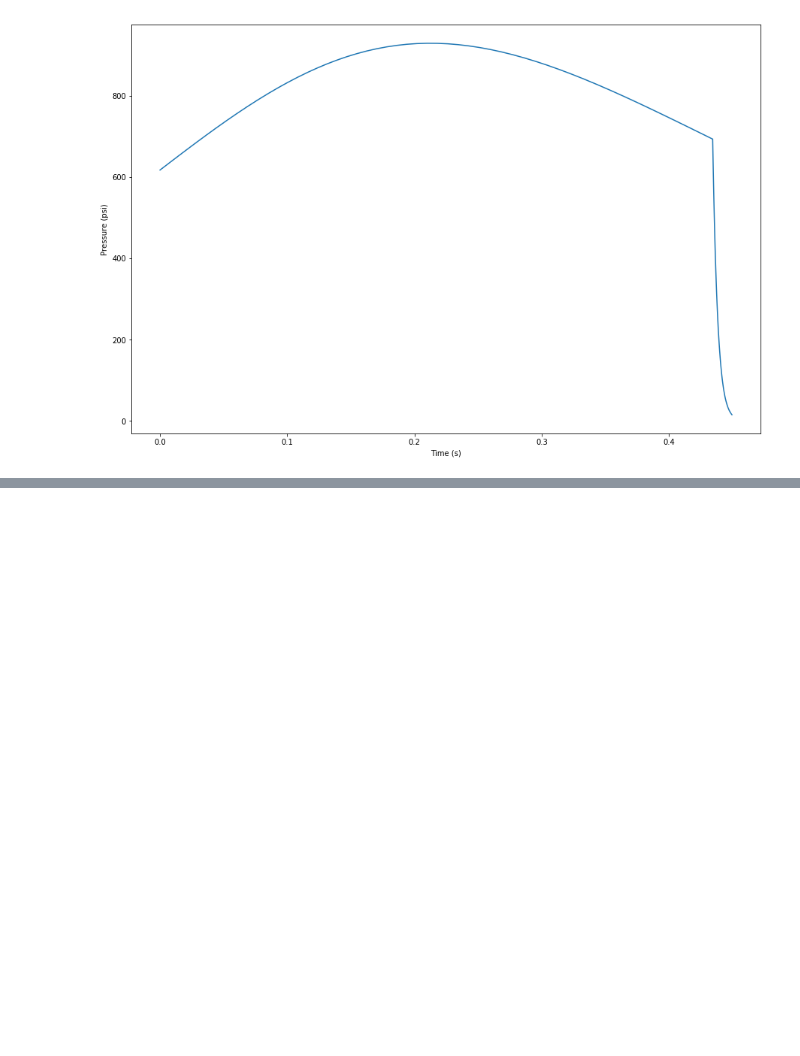
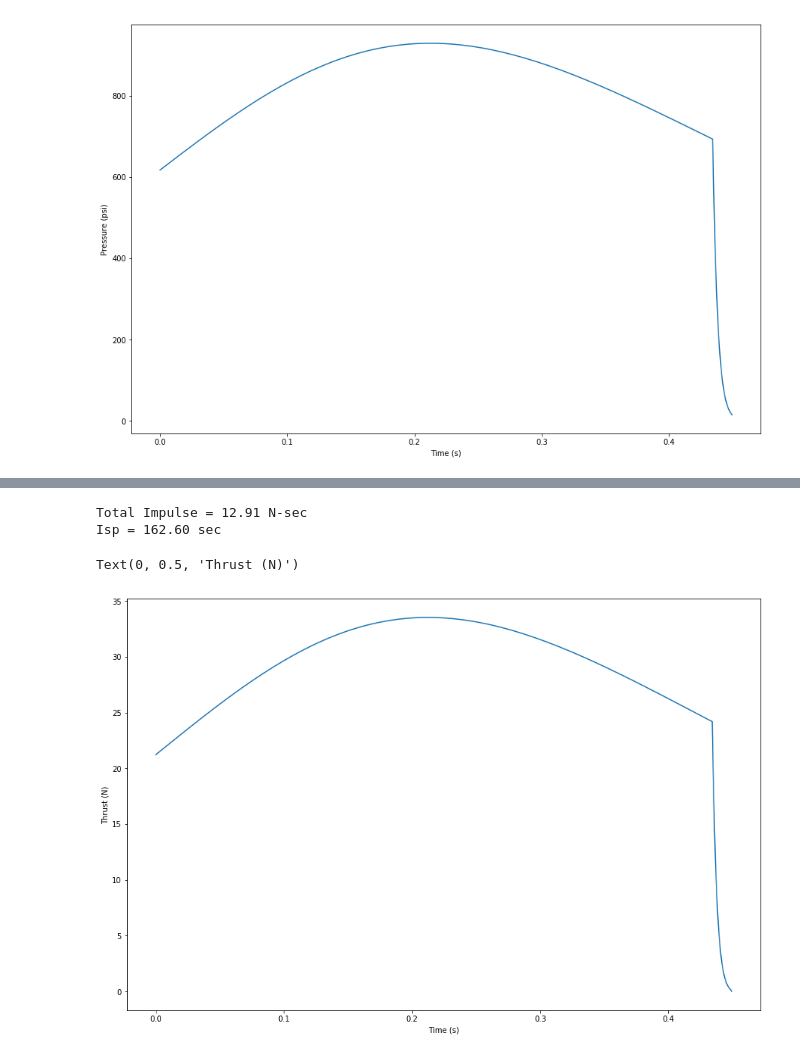
Before and after one commit to bokonine/rocketsim, a Jupyter notebook: RocketSimv2.ipynb, the cells around one changed output, grey strips where cells are left out. Drawn from its saved outputs; the diff is of its cells as text; code cells hidden in the pictures; blank space fills up the shorter version.

Commit message:
thrust curve calc

```diff
--- a/RocketSimv2.ipynb
+++ b/RocketSimv2.ipynb
@@ -5,6 +5,7 @@
 # I am just recreating the fabulous documentation found at https://www.nakka-rocketry.net/.  If you like model rocketry, and want to learn more about DIY motors, this page goes deep into the math and theory.
 # %%
 import numpy as np
+from IPython.display import display, Math
 import math
 %matplotlib inline
 import matplotlib.pyplot as plt
@@ -31,7 +32,7 @@ def Abs_x(x):
 KnMax = 254
 
 # x is amount burned
-x = np.linspace(0,Tweb_0)
+x = np.linspace(0,Tweb_0,100)
 
 # find max Ab
 Abs = Abs_x(x)
@@ -78,8 +79,8 @@ plt.rcParams['figure.figsize'] = [15, 10]
 # break this up a bit
 R = Rprime/M
 
-Po = ((Kn*a*rho_p)/math.sqrt((k/(To_act*R))*((2/(k+1))**((k+1)/(k-1)))))**(1/(1-n))
-Po_psi=mpa_to_psi*Po/1000000
+Po = np.power(((Kn*a*rho_p)/math.sqrt((k/(To_act*R))*(np.power((2./(k+1.)),((k+1.)/(k-1.))))  )),(1./(1.-n)))
+Po_psi=mpa_to_psi*Po/1000000.
 
 # calculate falloff
 Pbo = Po[-1]
@@ -106,6 +107,7 @@ time_intervals=x/(1000*r)
 x2 = x2 + time_intervals[-1]
 
 time_intervals = np.concatenate([time_intervals,x2])
+Po = np.concatenate([Po,Px2])
 Po_psi = np.concatenate([Po_psi,Px2_psi])
 
 plt.plot(time_intervals, Po_psi)
@@ -116,0 +123,35 @@ Text(0, 0.5, 'Pressure (psi)')
+# %%
+# calculate the constant term
+k=1.044
+Pa=Patm*1000000
+Pe=Pa
+Ae=24.6
+Astar=Ato/(1000**2)
+Vg=cylinderVolume(L,Do,Di)
+mgrain = rho_p*Vg/(1000**3)
+
+Ck = (2*(math.pow(k,2)/(k-1.))*(math.pow((2./(k+1.)),((k+1.)/(k-1.)))))
+
+# ignore the second term for now
+NuCf = np.sqrt(Ck * (1.-np.power((Pe/Po),((k-1.)/(k)))))
+
+F=NuCf * Astar * Po
+zeroStart = np.array([0.])
+Itd =  F * np.diff(np.append(zeroStart,time_intervals))
+
+It = np.sum(It)
+Isp = It/(9.806*mgrain)
+print ('Total Impulse = {:.2f} N-sec'.format(It))
+print ('Isp = {:.2f} sec'.format(Isp))
+# %% [output]
+Total Impulse = 12.91 N-sec
+Isp = 162.60 sec
+# %%
+%matplotlib inline
+plt.rcParams['figure.figsize'] = [15, 10]
+plt.plot(time_intervals, F)
+plt.xlabel('Time (s)')
+plt.ylabel('Thrust (N)')
+# %% [output]
+Text(0, 0.5, 'Thrust (N)')
+[figure, added]
```
Also changed, not shown: parts of 1 cell of this notebook.
